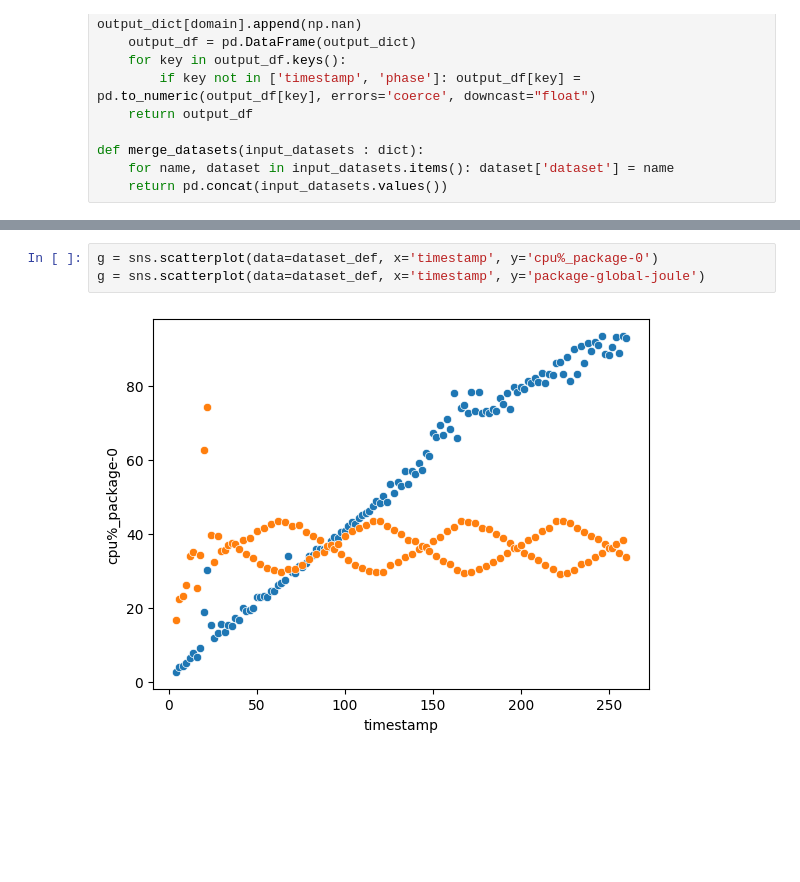
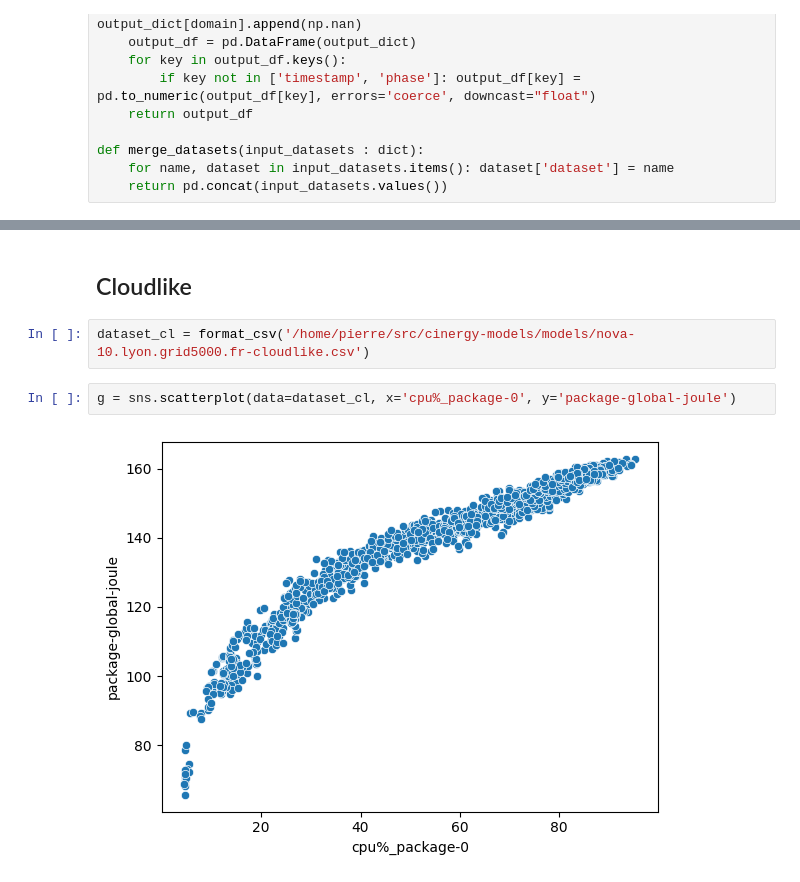
Before and after one commit to jacquetpi/cinergy-models, a Jupyter notebook: notebooks/paper-figures.ipynb, the cells around one changed output, grey strips where cells are left out. Drawn from its saved outputs; the diff is of its cells as text; blank space fills up the shorter version.

Commit message:
Data treatment

```diff
--- a/notebooks/paper-figures.ipynb
+++ b/notebooks/paper-figures.ipynb
@@ -29,5 +50,8 @@ dataset_def  = format_csv('/home/pierre/src/cinergy-models/consumption-training.
+# %% [markdown]
+## Cloudlike
+# %%
+dataset_cl = format_csv('/home/pierre/src/cinergy-models/models/nova-10.lyon.grid5000.fr-cloudlike.csv')
 # %%
-g = sns.scatterplot(data=dataset_def, x='timestamp', y='cpu%_package-0')
-g = sns.scatterplot(data=dataset_def, x='timestamp', y='package-global-joule')
+g = sns.scatterplot(data=dataset_cl, x='cpu%_package-0', y='package-global-joule')
 # %% [output]
-[figure, old version]
+[figure, new version]
```
Also changed, not shown: parts of 19 cells of this notebook, 1 other file.
